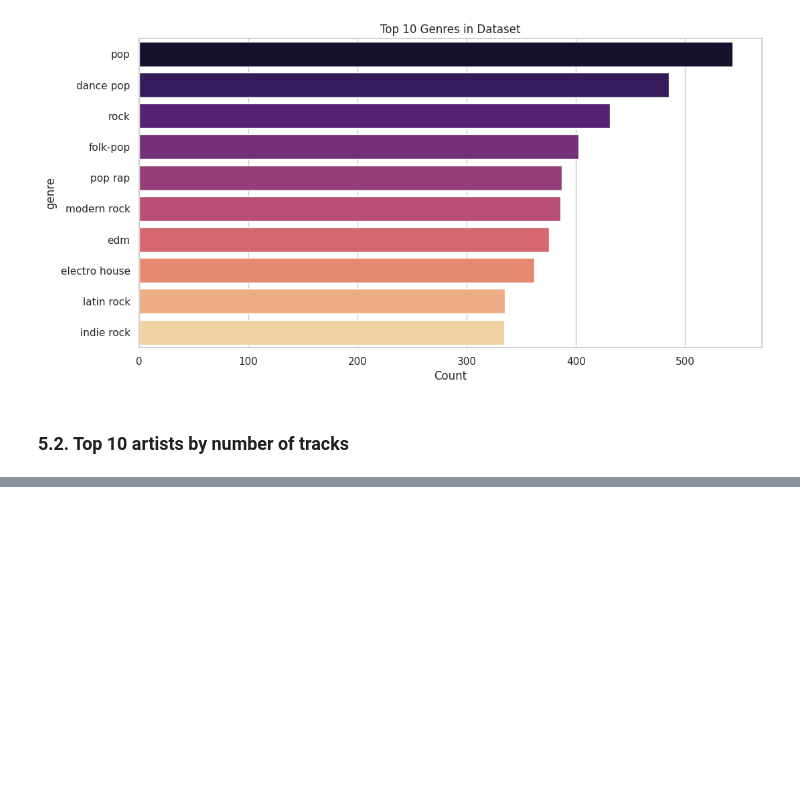
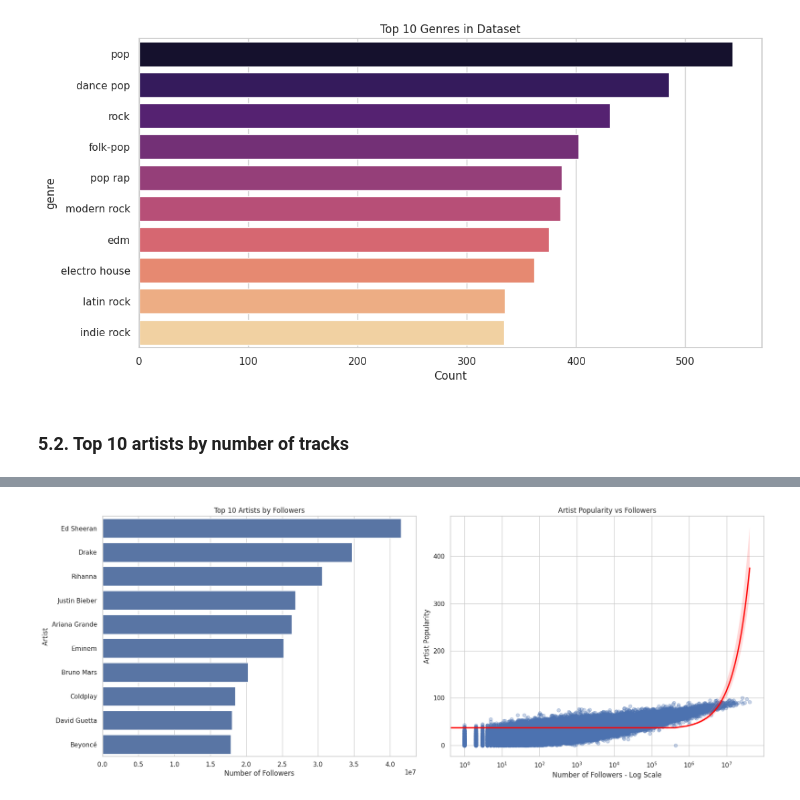
Before and after one commit to ds25m025edbertolima/soe-spotify, a Jupyter notebook: notebooks/3-exploratory-data-analysis.ipynb, the cells around one changed output, grey strips where cells are left out. Cells and saved outputs as stored; diff of their text form; code cells hidden in the pictures; blank space fills up the shorter version.

```diff
--- a/notebooks/3-exploratory-data-analysis.ipynb
+++ b/notebooks/3-exploratory-data-analysis.ipynb
@@ -540,0 +514,43 @@ Based on the dataset (~100k tracks with full audio features and lyrics metadata)
+# %%
+# Top 10 artists by followers
+top_artists_by_followers = (
+    df_artists
+    .sort_values("followers", ascending=False)
+    [["artist_name", "followers", "artist_popularity"]]
+    .head(10)
+)
+
+# Create 1x2 figure
+fig, axes = plt.subplots(1, 2, figsize=(18, 7))
+
+sns.barplot(
+    data=top_artists_by_followers,
+    x="followers",
+    y="artist_name",
+    ax=axes[0]
+)
+
+axes[0].set_title("Top 10 Artists by Followers")
+axes[0].set_xlabel("Number of Followers")
+axes[0].set_ylabel("Artist")
+
+# Artist popularity vs followers
+
+sns.regplot(
+    data=df_artists,
+    x="followers",
+    y="artist_popularity",
+    scatter_kws={"alpha": 0.3},
+    line_kws={"color": "red"},
+    ax=axes[1]
+)
+
+axes[1].set_xscale("log")
+axes[1].set_title("Artist Popularity vs Followers")
+axes[1].set_xlabel("Number of Followers - Log Scale")
+axes[1].set_ylabel("Artist Popularity")
+
+plt.tight_layout()
+plt.show()
+# %% [output]
+[figure, added]
```
Also changed, not shown: parts of 11 cells of this notebook.
